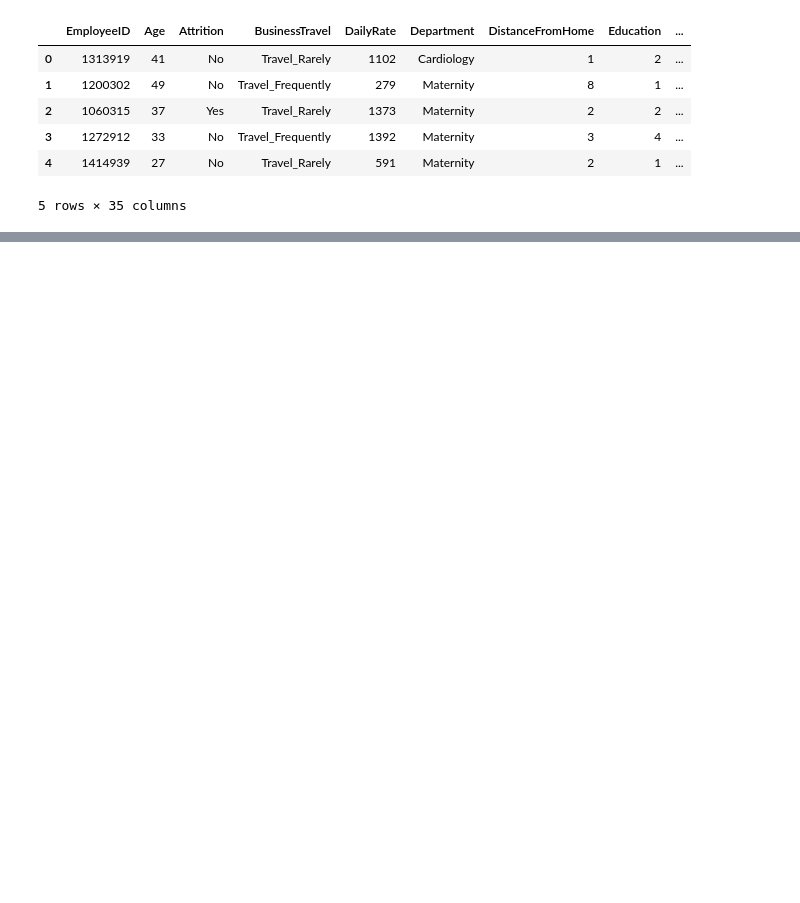
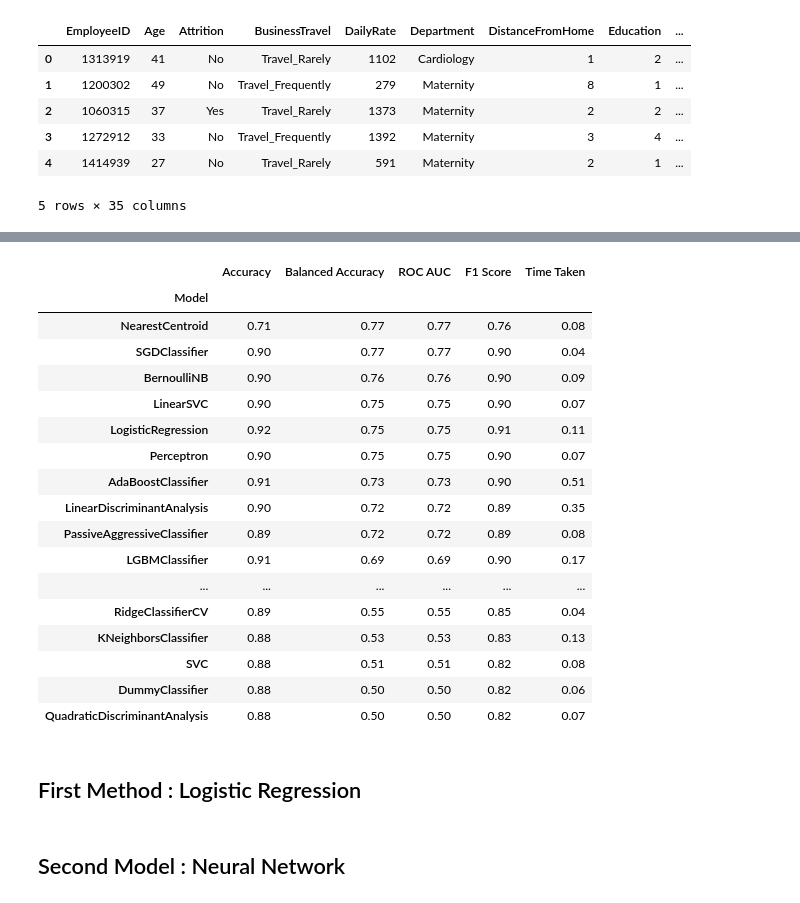
Before and after one commit to markmlowe/capstone, a Jupyter notebook: notebooks/EDA.ipynb, the cells around one changed output, grey strips where cells are left out. Cells and saved outputs as stored; diff of their text form; code cells hidden in the pictures; blank space fills up the shorter version.

Commit message:
use of lazy predict and beginning of modeling

```diff
--- a/notebooks/EDA.ipynb
+++ b/notebooks/EDA.ipynb
@@ -14,0 +35,3 @@ data.head()
+# %%
+y = data['Attrition']
+x = data.drop(columns='Attrition')
@@ -14,0 +48,3 @@ data.head()
+# %%
+y.replace('No', 0, inplace=True)
+y.replace('Yes', 1, inplace = True)
@@ -14,0 +75,31 @@ data.head()
+# %%
+x_train, x_test, y_train, y_test = train_test_split(x,y, test_size =0.8, random_state=42)
+
+clf = LazyClassifier(verbose=0, ignore_warnings=True, custom_metric=None)
+
+models, predictions = clf.fit(x_train,x_test,y_train,y_test)
+
+models
+# %% [output]
+|  | Accuracy | Balanced Accuracy | ROC AUC | F1 Score | Time Taken |
+| Model |  |  |  |  |  |
+| NearestCentroid | 0.71 | 0.77 | 0.77 | 0.76 | 0.08 |
+| SGDClassifier | 0.90 | 0.77 | 0.77 | 0.90 | 0.04 |
+| BernoulliNB | 0.90 | 0.76 | 0.76 | 0.90 | 0.09 |
+| LinearSVC | 0.90 | 0.75 | 0.75 | 0.90 | 0.07 |
+| LogisticRegression | 0.92 | 0.75 | 0.75 | 0.91 | 0.11 |
+| Perceptron | 0.90 | 0.75 | 0.75 | 0.90 | 0.07 |
+| AdaBoostClassifier | 0.91 | 0.73 | 0.73 | 0.90 | 0.51 |
+| LinearDiscriminantAnalysis | 0.90 | 0.72 | 0.72 | 0.89 | 0.35 |
+| PassiveAggressiveClassifier | 0.89 | 0.72 | 0.72 | 0.89 | 0.08 |
+| LGBMClassifier | 0.91 | 0.69 | 0.69 | 0.90 | 0.17 |
+| ... | ... | ... | ... | ... | ... |
+| RidgeClassifierCV | 0.89 | 0.55 | 0.55 | 0.85 | 0.04 |
+| KNeighborsClassifier | 0.88 | 0.53 | 0.53 | 0.83 | 0.13 |
+| SVC | 0.88 | 0.51 | 0.51 | 0.82 | 0.08 |
+| DummyClassifier | 0.88 | 0.50 | 0.50 | 0.82 | 0.06 |
+| QuadraticDiscriminantAnalysis | 0.88 | 0.50 | 0.50 | 0.82 | 0.07 |
+# %% [markdown]
+## First Method : Logistic Regression
+# %% [markdown]
+## Second Model : Neural Network
```
Also changed, not shown: parts of 11 cells of this notebook.
